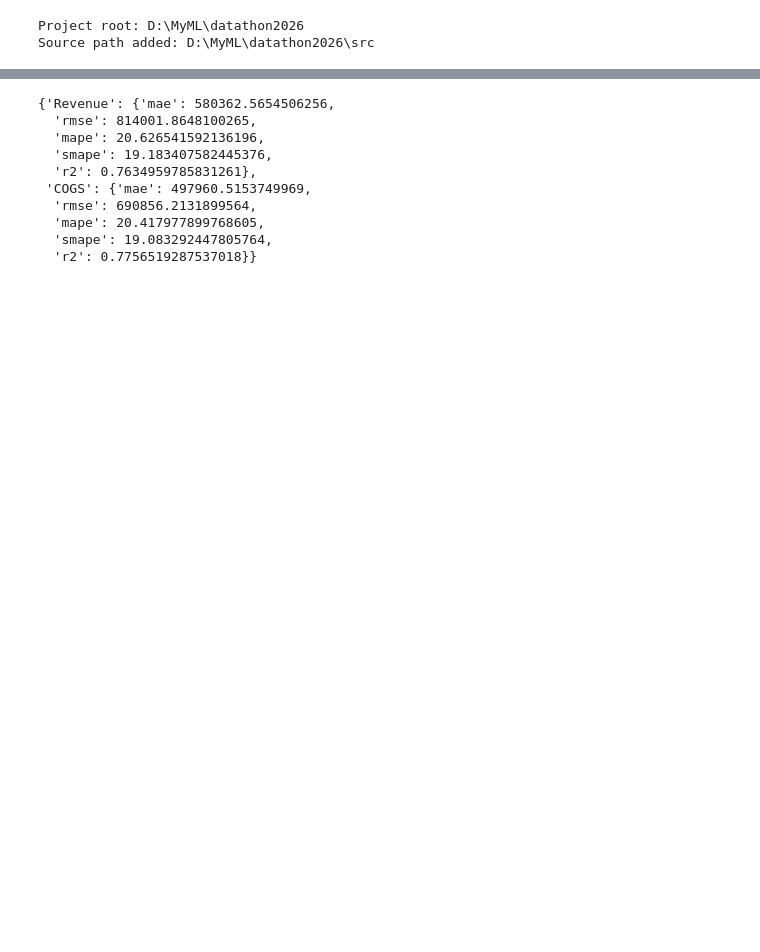
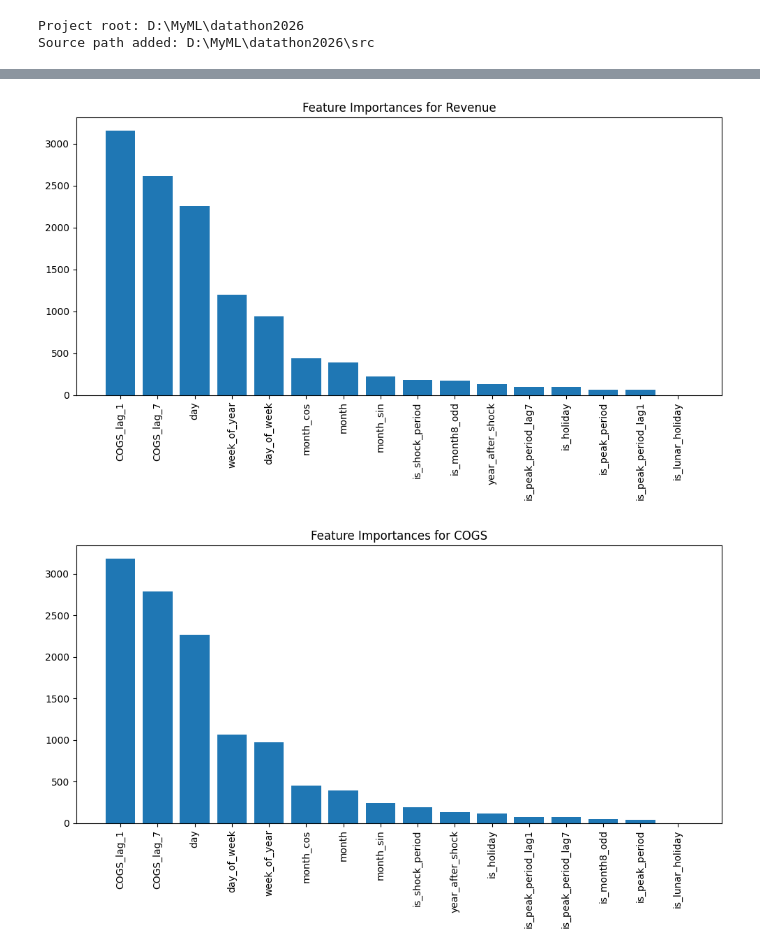
Before and after one commit to 24127027/datathon2026, a Jupyter notebook: notebooks/time_feature.ipynb, the cells around one changed output, grey strips where cells are left out. Cells and saved outputs as stored; diff of their text form; code cells hidden in the pictures; blank space fills up the shorter version.

```diff
--- a/notebooks/time_feature.ipynb
+++ b/notebooks/time_feature.ipynb
@@ -98,23 +124,33 @@ results["metrics"]
-# %%
-
-model_config = SklearnRegressorConfig(
-    model_type="lightgbm"
-)
-results = train_validate_models(
-    df,
-    train_range=TRAIN_RANGE,
-    predict_range=VALIDATION_RANGE,
-    model_config=model_config
-)
-results["metrics"]
-# %% [output]
-{'Revenue': {'mae': 580362.5654506256,
-  'rmse': 814001.8648100265,
-  'mape': 20.626541592136196,
-  'smape': 19.183407582445376,
-  'r2': 0.7634959785831261},
- 'COGS': {'mae': 497960.5153749969,
-  'rmse': 690856.2131899564,
-  'mape': 20.417977899768605,
-  'smape': 19.083292447805764,
-  'r2': 0.7756519287537018}}
+# %%
+# Holiday features
+fixed_holidays = [
+    {"day": 1, "month": 1, "name": "New Year's Day"},
+    {"day": 30, "month": 4, "name": "Victory Day"},
+    {"day": 1, "month": 5, "name": "International Labor Day"},
+    {"day": 2, "month": 9, "name": "National Day"},
+]
+
+years = df["date"].dt.year.dropna().unique().tolist()
+fixed_dates = []
+for y in years:
+    for h in fixed_holidays:
+        fixed_dates.append(pd.Timestamp(year=int(y), month=h["month"], day=h["day"]))
+fixed_dates = pd.to_datetime(fixed_dates)
+holiday_dates = pd.to_datetime(pd.Index(fixed_dates))
+
+df["is_holiday"] = df["date"].isin(holiday_dates).astype(int)
+
+model_config = SklearnRegressorConfig(
+    model_type="lightgbm"
+)
+results = train_validate_models(
+    df,
+    train_range=TRAIN_RANGE,
+    predict_range=VALIDATION_RANGE,
+    model_config=model_config,
+    importance_plot= True,
+    shap_plot= True
+)
+# %% [output]
+[figure, added]
+[figure, added]
```
Also changed, not shown: parts of 4 cells of this notebook, 7 other files.
